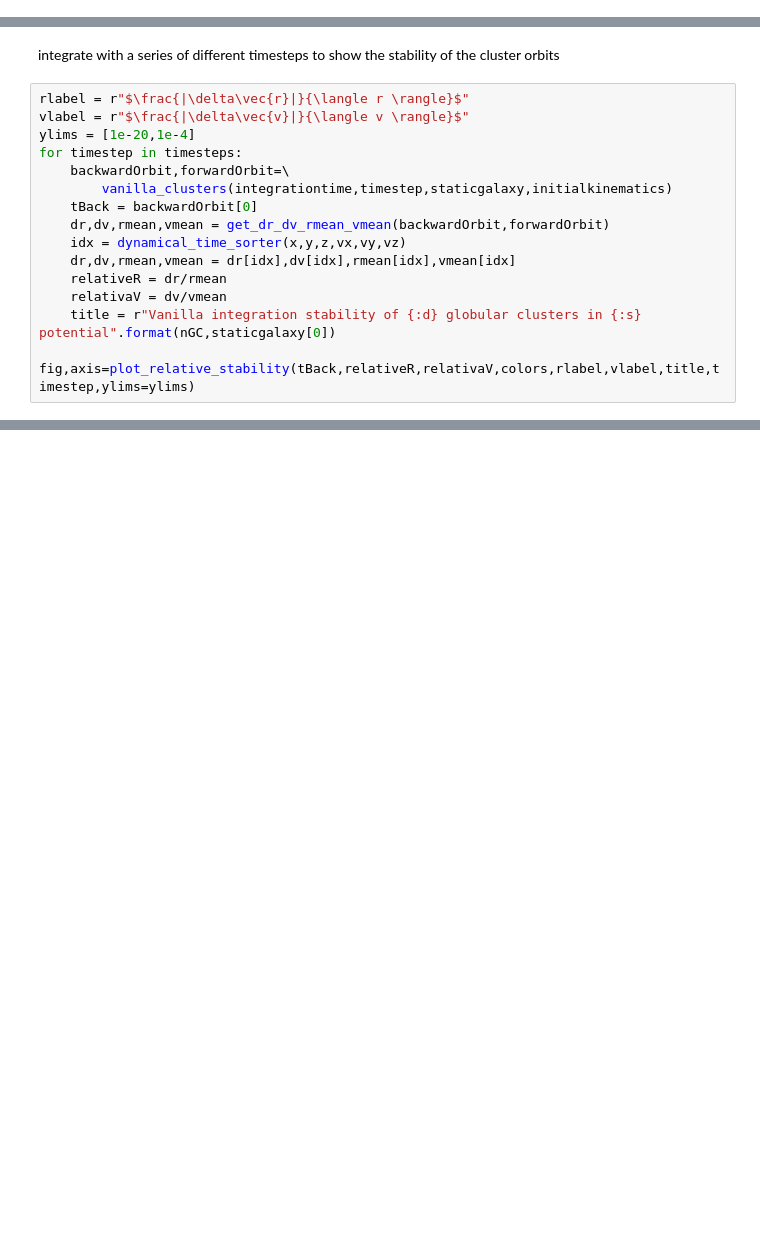
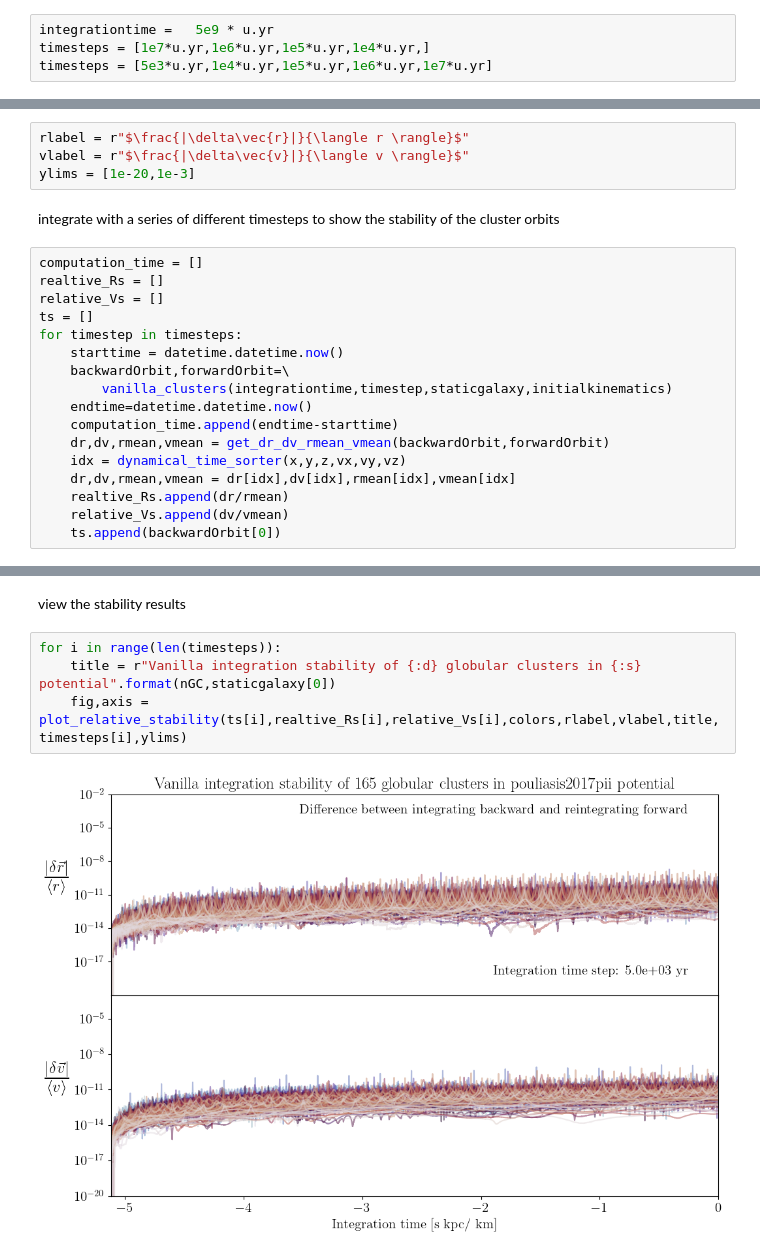
Before and after one commit to salvatore-ferrone/tstrippy, a Jupyter notebook: docs/source/reverse_integrability.ipynb, the cells around one changed output, grey strips where cells are left out. Cells and saved outputs as stored; diff of their text form; blank space fills up the shorter version.

Commit message:
added comments, another small dt, and compt time analysis

```diff
--- a/docs/source/reverse_integrability.ipynb
+++ b/docs/source/reverse_integrability.ipynb
@@ -195,0 +208,4 @@ timesteps = [1e7*u.yr,1e6*u.yr,1e5*u.yr,1e4*u.yr]
+# %%
+integrationtime =   5e9 * u.yr
+timesteps = [1e7*u.yr,1e6*u.yr,1e5*u.yr,1e4*u.yr,]
+timesteps = [5e3*u.yr,1e4*u.yr,1e5*u.yr,1e6*u.yr,1e7*u.yr]
@@ -196,17 +214,23 @@ timesteps = [1e7*u.yr,1e6*u.yr,1e5*u.yr,1e4*u.yr]
+# %%
+rlabel = r"$\frac{|\delta\vec{r}|}{\langle r \rangle}$"
+vlabel = r"$\frac{|\delta\vec{v}|}{\langle v \rangle}$"
+ylims = [1e-20,1e-3]
 # %% [markdown]
 integrate with a series of different timesteps to show the stability of the cluster orbits
 # %%
-rlabel = r"$\frac{|\delta\vec{r}|}{\langle r \rangle}$"
-vlabel = r"$\frac{|\delta\vec{v}|}{\langle v \rangle}$"
-ylims = [1e-20,1e-4]
+computation_time = []
+realtive_Rs = []
+relative_Vs = []
+ts = []
 for timestep in timesteps:
+    starttime = datetime.datetime.now()
     backwardOrbit,forwardOrbit=\
         vanilla_clusters(integrationtime,timestep,staticgalaxy,initialkinematics)
-    tBack = backwardOrbit[0]
+    endtime=datetime.datetime.now()
+    computation_time.append(endtime-starttime)
     dr,dv,rmean,vmean = get_dr_dv_rmean_vmean(backwardOrbit,forwardOrbit)
     idx = dynamical_time_sorter(x,y,z,vx,vy,vz)
     dr,dv,rmean,vmean = dr[idx],dv[idx],rmean[idx],vmean[idx]
-    relativeR = dr/rmean
-    relativaV = dv/vmean
-    title = r"Vanilla integration stability of {:d} globular clusters in {:s} potential".format(nGC,staticgalaxy[0])
-    fig,axis=plot_relative_stability(tBack,relativeR,relativaV,colors,rlabel,vlabel,title,timestep,ylims=ylims)
+    realtive_Rs.append(dr/rmean)
+    relative_Vs.append(dv/vmean)
+    ts.append(backwardOrbit[0])
@@ -217,0 +237,8 @@ for timestep in timesteps:
+# %% [markdown]
+view the stability results
+# %%
+for i in range(len(timesteps)):
+    title = r"Vanilla integration stability of {:d} globular clusters in {:s} potential".format(nGC,staticgalaxy[0])
+    fig,axis = plot_relative_stability(ts[i],realtive_Rs[i],relative_Vs[i],colors,rlabel,vlabel,title,timesteps[i],ylims)
+# %% [output]
+[figure, added]
```
Also changed, not shown: parts of 18 cells of this notebook.
